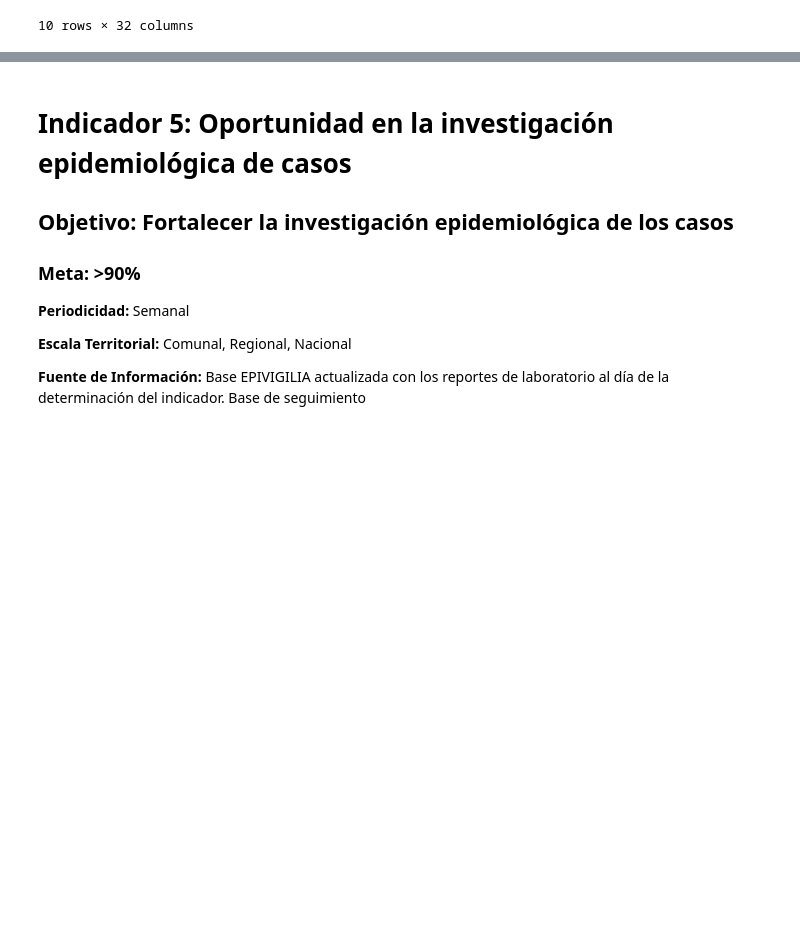
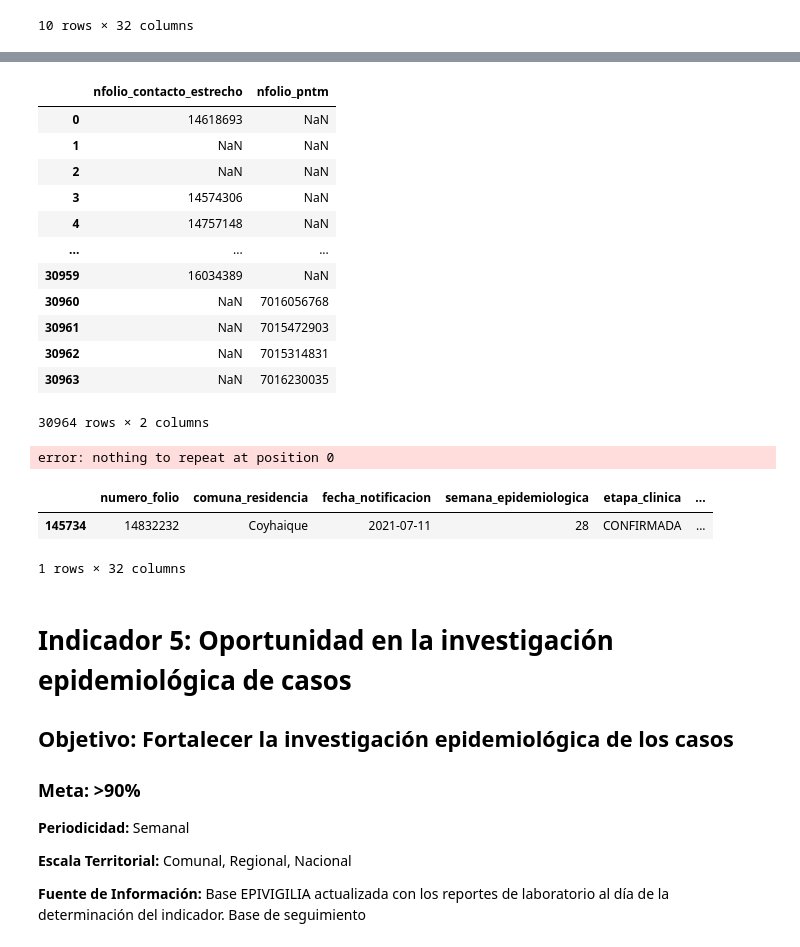
Before and after one commit to millacurafa/SeremiSaludAysenCovid, a Jupyter notebook: indicadores_trazabilidad.ipynb, the cells around one changed output, grey strips where cells are left out. Drawn from its saved outputs; the diff is of its cells as text; code cells hidden in the pictures; blank space fills up the shorter version.

```diff
--- a/indicadores_trazabilidad.ipynb
+++ b/indicadores_trazabilidad.ipynb
@@ -255,3 +216,41 @@ data_aysen_clean[data_aysen_clean['numero_folio']==14832232]
+# %%
+# Divide strings utilizando regex para extraer Contactos Estrechos y de Plataforma Nacional Toma de Muestras (PNTM) según corresponda
+
+df_seguimiento['n_folio'].str.extract(r'SC([0-9]+)-|PNTM-([0-9]+)', flags=0,expand=True).rename(columns={0:'nfolio_contacto_estrecho',
+                                                                                                         1:'nfolio_pntm'})
+# %% [output]
+|  | nfolio_contacto_estrecho | nfolio_pntm |
+| 0 | 14618693 | NaN |
+| 1 | NaN | NaN |
+| 2 | NaN | NaN |
+| 3 | 14574306 | NaN |
+| 4 | 14757148 | NaN |
+| ... | ... | ... |
+| 30959 | 16034389 | NaN |
+| 30960 | NaN | 7016056768 |
+| 30961 | NaN | 7015472903 |
+| 30962 | NaN | 7015314831 |
+| 30963 | NaN | 7016230035 |
+30964 rows × 2 columns
+# %%
+# Realiza merge con DF original utilizando index de importación
+df_seguimiento.join(
+    df_seguimiento['n_folio'].str.extract(r'?<![\w\d]([0-9]+)|SC[0-9]+-([0-9]+)', flags=0,expand=True).rename(columns={0:'nfolio_caso',
+                                                                                                          1:'nfolio_caso_indice',
+
+                                                                                                        }).join(
+        df_seguimiento['n_folio'].str.extract(r'SC([0-9]+)-|PNTM-([0-9]+)', flags=0,expand=True).rename(columns={0:'nfolio_contacto_estrecho',
+                                                                                                         1:'nfolio_pntm'})
+    )
+)
+# %% [output]
+error: nothing to repeat at position 0
+# %%
+data_aysen_clean[data_aysen_clean['numero_folio']==14832232]
+# %% [output]
+|  | numero_folio | comuna_residencia | fecha_notificacion | semana_epidemiologica | etapa_clinica | ... |
+| 145734 | 14832232 | Coyhaique | 2021-07-11 | 28 | CONFIRMADA | ... |
+1 rows × 32 columns
 # %% [markdown]
 # Indicador 5: Oportunidad en la investigación epidemiológica de casos
 
```
Also changed, not shown: parts of 9 cells of this notebook.
